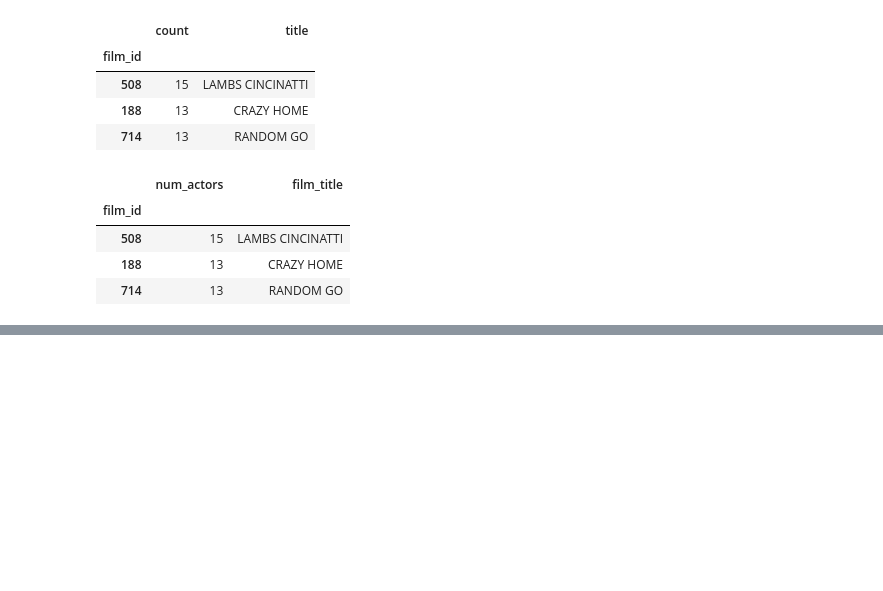
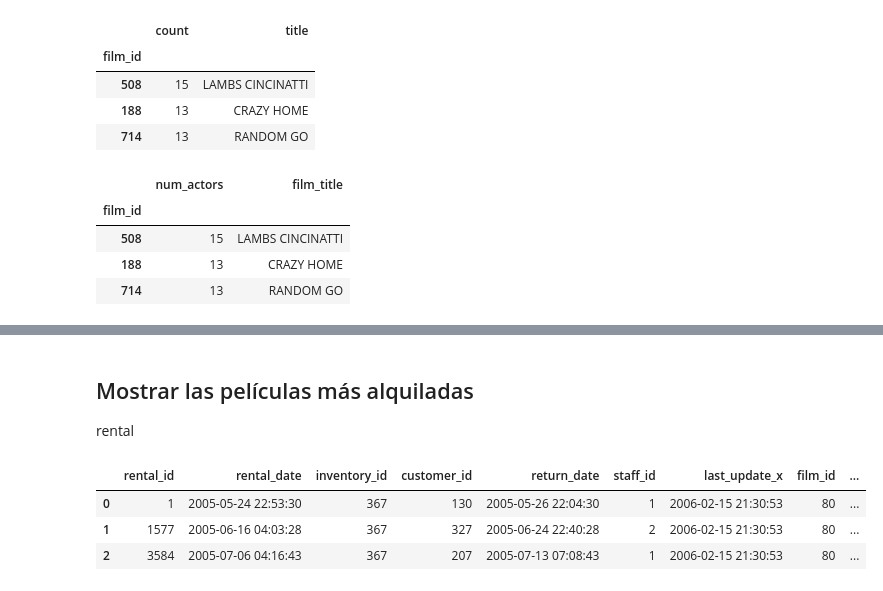
Before and after one commit to Jholman-Andres-Cuartas/curso_analisis_Jholman_cuartas, a Jupyter notebook: m4-pandas/1.operaciones/6.sakila_join.ipynb, the cells around one changed output, grey strips where cells are left out. Saved outputs shown, nothing was run; the diff lists cells and outputs as text; code cells hidden in the pictures; blank space fills up the shorter version.

```diff
--- a/m4-pandas/1.operaciones/6.sakila_join.ipynb
+++ b/m4-pandas/1.operaciones/6.sakila_join.ipynb
@@ -329,0 +383,16 @@ df_film_actor_count.head(3)
+# %% [markdown]
+## Mostrar las películas más alquiladas
+
+rental
+# %%
+# merge de rental con inventory
+df_rental = pd.read_sql('SELECT * FROM rental;', connection)
+df_inventory = pd.read_sql('SELECT * FROM inventory;', connection)
+
+df_rental_inventory = pd.merge(df_rental, df_inventory, on='inventory_id')
+df_rental_inventory.head(3)
+# %% [output]
+|  | rental_id | rental_date | inventory_id | customer_id | return_date | staff_id | last_update_x | film_id | ... |
+| 0 | 1 | 2005-05-24 22:53:30 | 367 | 130 | 2005-05-26 22:04:30 | 1 | 2006-02-15 21:30:53 | 80 | ... |
+| 1 | 1577 | 2005-06-16 04:03:28 | 367 | 327 | 2005-06-24 22:40:28 | 2 | 2006-02-15 21:30:53 | 80 | ... |
+| 2 | 3584 | 2005-07-06 04:16:43 | 367 | 207 | 2005-07-13 07:08:43 | 1 | 2006-02-15 21:30:53 | 80 | ... |
```
Also changed, not shown: parts of 44 cells of this notebook.
